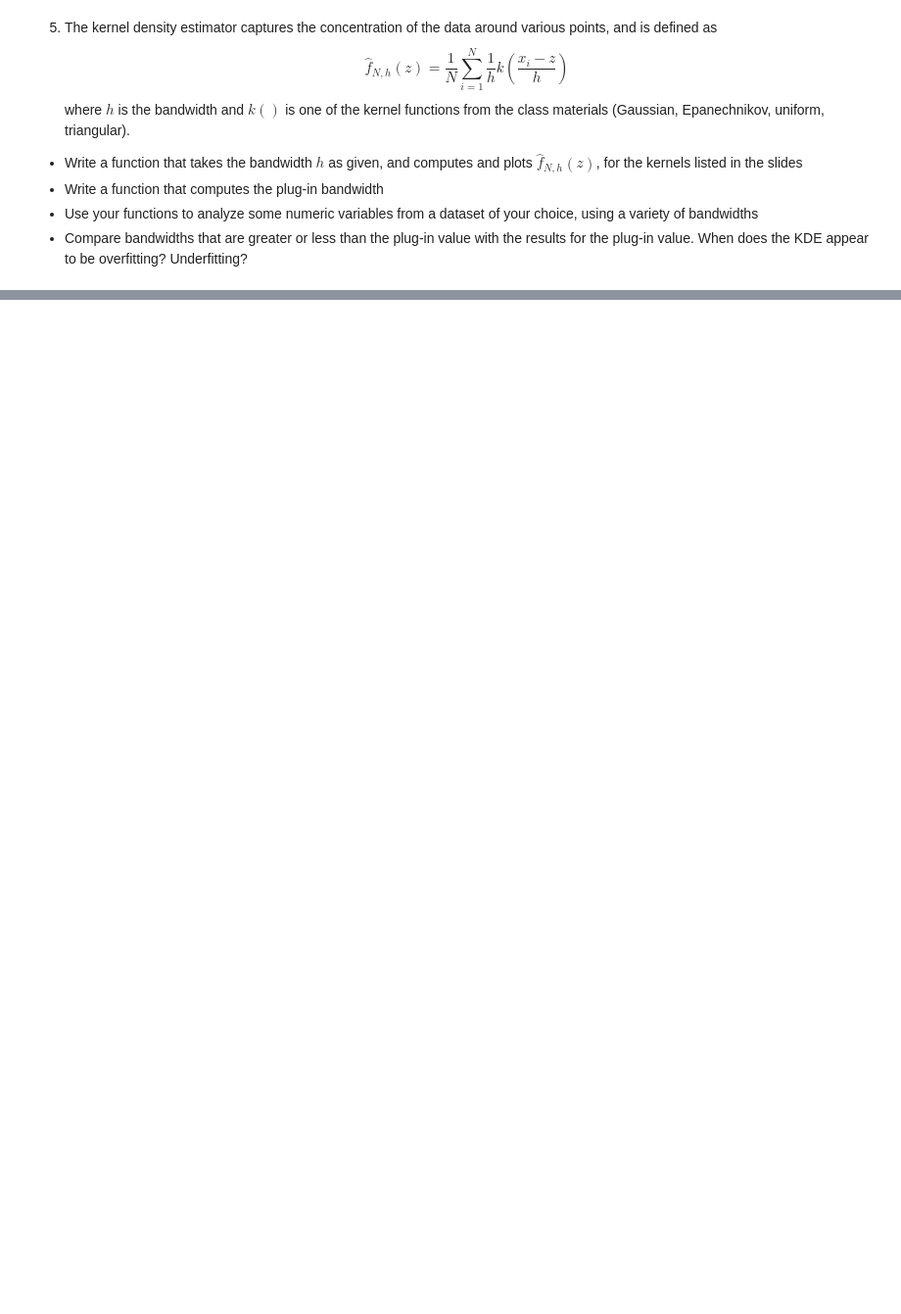
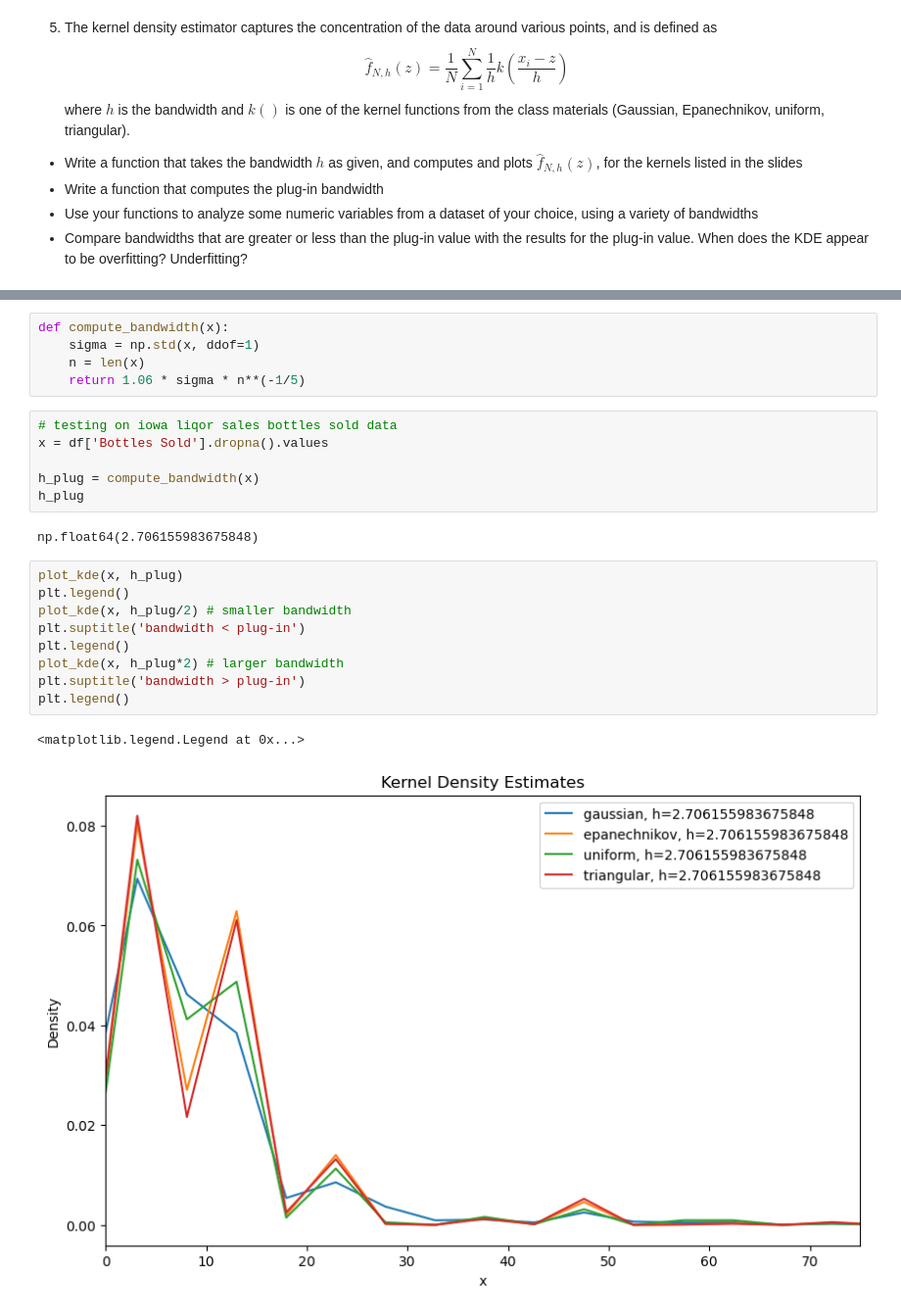
Before and after one commit to emilyrgarman/assignment_2, a Jupyter notebook: assignment_2-2.ipynb, the cells around one changed output, grey strips where cells are left out. Shown: that part at 98% size. Cells and saved outputs as stored; diff of their text form; blank space fills up the shorter version.

```diff
--- a/assignment_2-2.ipynb
+++ b/assignment_2-2.ipynb
@@ -205,0 +339,25 @@ where $h$ is the bandwidth and $k()$ is one of the kernel functions from the cla
+# %%
+def compute_bandwidth(x):
+    sigma = np.std(x, ddof=1)
+    n = len(x)
+    return 1.06 * sigma * n**(-1/5)
+# %%
+# testing on iowa liqor sales bottles sold data
+x = df['Bottles Sold'].dropna().values
+
+h_plug = compute_bandwidth(x)
+h_plug
+# %% [output]
+np.float64(2.706155983675848)
+# %%
+plot_kde(x, h_plug)
+plt.legend()
+plot_kde(x, h_plug/2) # smaller bandwidth
+plt.suptitle('bandwidth < plug-in')
+plt.legend()
+plot_kde(x, h_plug*2) # larger bandwidth
+plt.suptitle('bandwidth > plug-in')
+plt.legend()
+# %% [output]
+<matplotlib.legend.Legend at 0x...>
+[figure, added]
```
Also changed, not shown: parts of 13 cells of this notebook.
